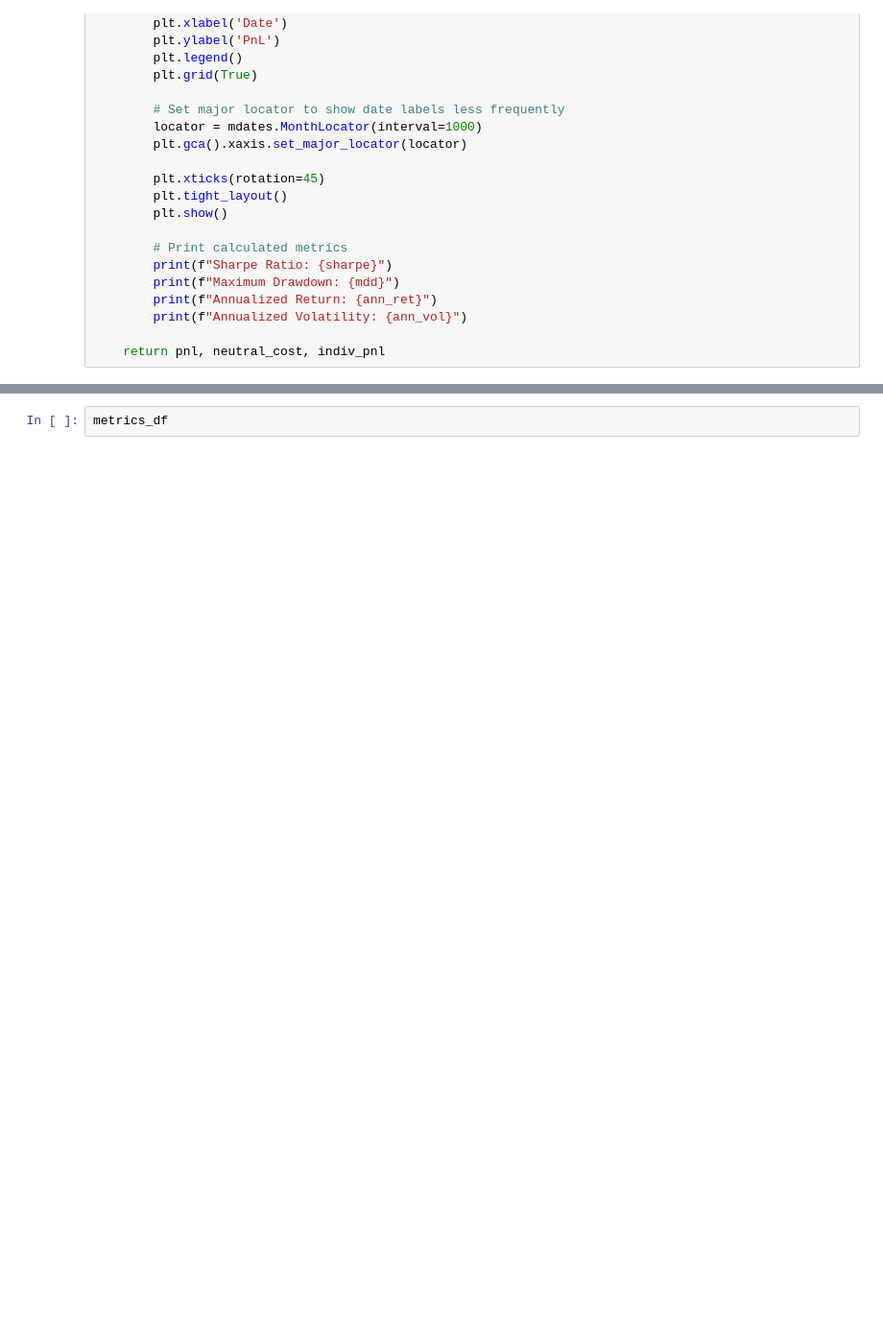
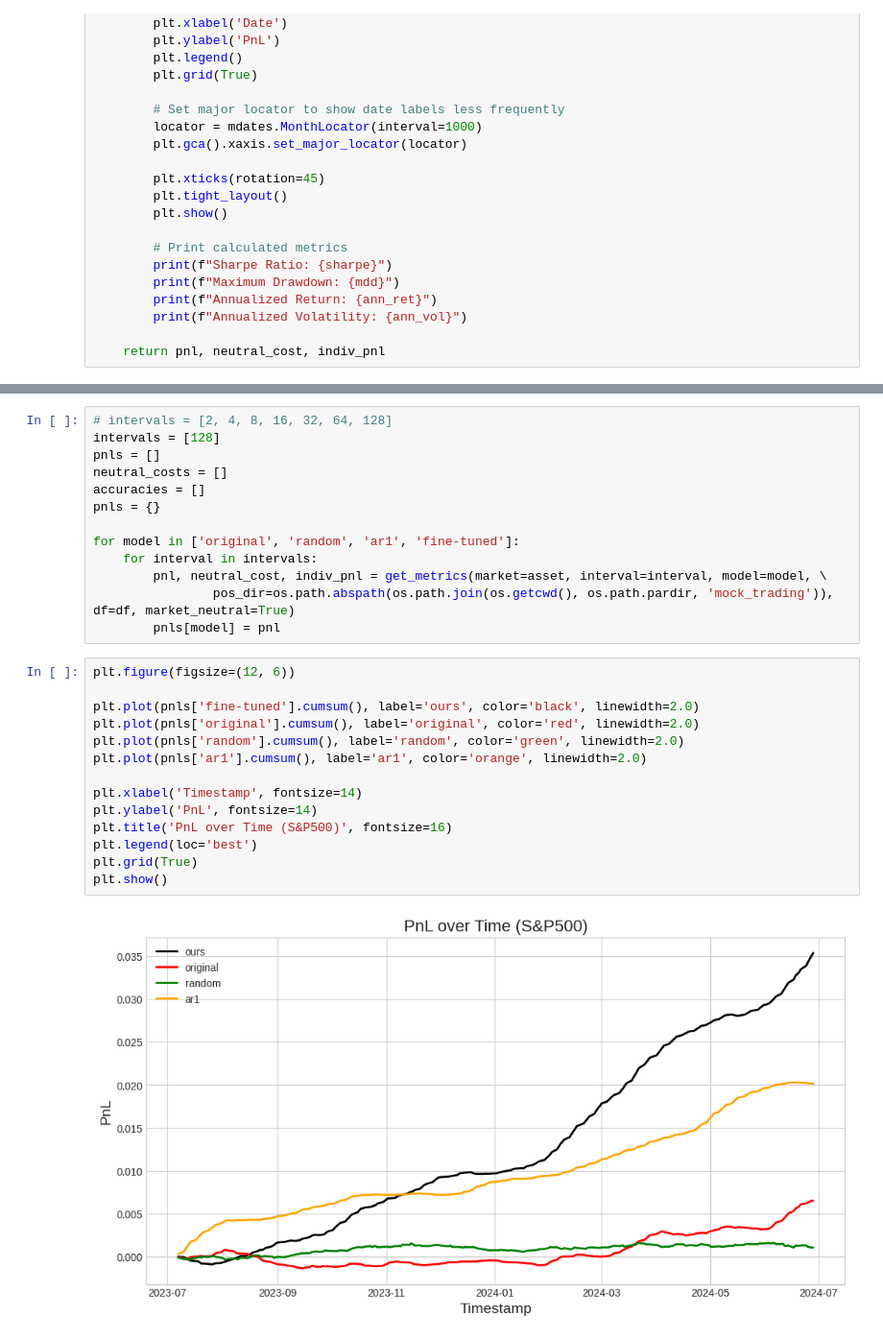
Before and after one commit to pfnet-research/timesfm_fin, a Jupyter notebook: src/mock_trading.ipynb, the cells around one changed output, grey strips where cells are left out. Shown: that part at 96% size. Cells and saved outputs as stored; diff of their text form; blank space fills up the shorter version.

```diff
--- a/src/mock_trading.ipynb
+++ b/src/mock_trading.ipynb
@@ -173,2 +187,29 @@ plt.show()
-# %%
-metrics_df
+# %%
+# intervals = [2, 4, 8, 16, 32, 64, 128]
+intervals = [128]
+pnls = []
+neutral_costs = []
+accuracies = []
+pnls = {}
+
+for model in ['original', 'random', 'ar1', 'fine-tuned']:
+    for interval in intervals:
+        pnl, neutral_cost, indiv_pnl = get_metrics(market=asset, interval=interval, model=model, \
+                pos_dir=os.path.abspath(os.path.join(os.getcwd(), os.path.pardir, 'mock_trading')), df=df, market_neutral=True)
+        pnls[model] = pnl
+# %%
+plt.figure(figsize=(12, 6))
+
+plt.plot(pnls['fine-tuned'].cumsum(), label='ours', color='black', linewidth=2.0)
+plt.plot(pnls['original'].cumsum(), label='original', color='red', linewidth=2.0)
+plt.plot(pnls['random'].cumsum(), label='random', color='green', linewidth=2.0)
+plt.plot(pnls['ar1'].cumsum(), label='ar1', color='orange', linewidth=2.0)
+
+plt.xlabel('Timestamp', fontsize=14)
+plt.ylabel('PnL', fontsize=14)
+plt.title('PnL over Time (S&P500)', fontsize=16)
+plt.legend(loc='best')
+plt.grid(True)
+plt.show()
+# %% [output]
+[figure, added]
```
Also changed, not shown: parts of 2 cells of this notebook, 4 other files.
